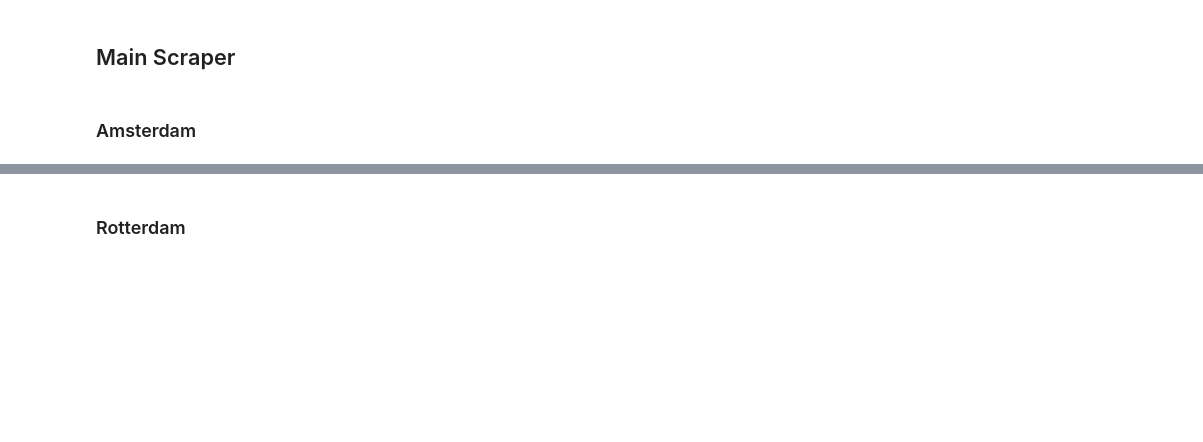
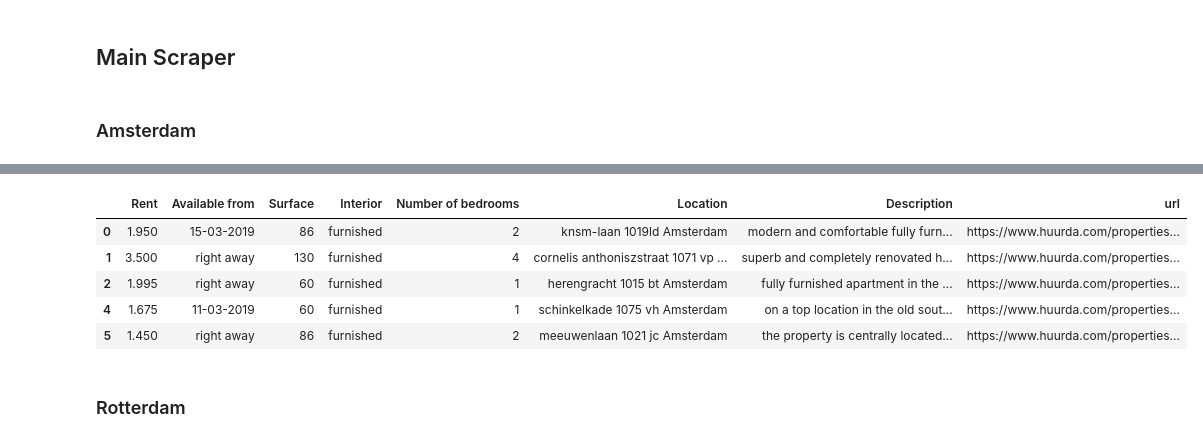
Before and after one commit to GuillaumeCorda/Web_Scraping, a Jupyter notebook: scraper_apartments.ipynb, the cells around one changed output, grey strips where cells are left out. Drawn from its saved outputs; the diff is of its cells as text; code cells hidden in the pictures; blank space fills up the shorter version.

```diff
--- a/scraper_apartments.ipynb
+++ b/scraper_apartments.ipynb
@@ -106,26 +106,39 @@ def get_location(url, city):
     infos = remove_html_tags(str(content[0]))
     infos = infos.replace('\n', ' ')
     infos = infos.replace('\t', ' ')
+    infos = infos.replace('\r', ' ')
     infos = infos.replace('\n2', ' ')
-
-    indice_start = infos.find('Rental house')
-    infos = infos[indice_start:]
+    infos = infos.lower()
 
     if city == 'Amsterdam':
-        infos = infos.replace('Rental house: Apartment renting in Amsterdam                 ', '')
+        indice_start = infos.rfind('in amsterdam')
+        infos = infos[indice_start+len('in amsterdam'):]
+        infos = infos.replace('amsterdam', 'Amsterdam')
     elif city == 'Rotterdam':
-        infos = infos.replace('Rental house: Apartment renting in Rotterdam                 ', '')
+        indice_start = infos.rfind('in rotterdam')
+        infos = infos[indice_start+len('in rotterdam'):]
+        infos = infos.replace('rotterdam', 'Rotterdam')
     elif city == 'Den Haag':
-        infos = infos.replace('Rental house: Apartment renting in Den Haag                 ', '')
+        indice_start = infos.rfind('in den haag')
+        infos = infos[indice_start+len('in den haag'):]
+        infos = infos.replace('den haag', 'Den Haag')
     elif city == 'Utrecht':
-        infos = infos.replace('Rental house: Apartment renting in Utrecht                 ', '')
+        indice_start = infos.rfind('in utrecht')
+        infos = infos[indice_start+len('in utrecht'):]
+        infos = infos.replace('utrecht', 'Utrecht')
     elif city == 'Groningen':
-        infos = infos.replace('Rental house: Apartment renting in Groningen                 ', '')
+        indice_start = infos.rfind('in groningen')
+        infos = infos[indice_start+len('in groningen'):]
+        infos = infos.replace('groningen', 'Groningen')
     elif city == 'Eindhoven':
-        infos = infos.replace('Rental house: Apartment renting in Eindhoven                 ', '')
+        indice_start = infos.rfind('eindhoven')
+        infos = infos[indice_start+len('eindhoven'):]
+        infos = infos.replace('eindhoven', 'Eindhoven')
 
+    infos = infos.strip()
     indice_end = infos.find('€')
     infos = infos[:indice_end]
     location = " ".join(infos.split())
 
+
     return location
@@ -131,0 +195,2 @@ def get_location(url, city):
+# %%
+url = 'https://www.huurda.com/properties_for_rent_in_Utrecht/One-family_living/Janskerkhof--11757/'
@@ -147,12 +232,14 @@ data
 def mini_scraper(url, city):
 
     links = extract_outgoing_links(url)
-    df = pd.DataFrame(columns=['Rent', 'Available from', 'Surface', 'Interior', 'Number of bedrooms',  'Location'])
+    df = pd.DataFrame(columns=['Rent', 'Available from', 'Surface', 'Interior', 'Number of bedrooms',  'Location', 'Description', 'url'])
 
     for i, link in enumerate(links):
         try:
             data = get_rent_details(link)
             data.append(get_location(link, city))
+            data.append(get_description(link, city))
+            data.append(link)
             df.loc[i] = data
             print('Scraping url {}/{}'.format(i+1, len(links)), end='\r')
         except:
@@ -183,2 +288,9 @@ df_ams.shape
 # %%
-df_ams.tail()
+df_ams.head()
+# %% [output]
+|  | Rent | Available from | Surface | Interior | Number of bedrooms | Location | Description | url |
+| 0 | 1.950 | 15-03-2019 | 86 | furnished | 2 | knsm-laan 1019ld Amsterdam | modern and comfortable fully furn... | https://www.huurda.com/properties... |
+| 1 | 3.500 | right away | 130 | furnished | 4 | cornelis anthoniszstraat 1071 vp ... | superb and completely renovated h... | https://www.huurda.com/properties... |
+| 2 | 1.995 | right away | 60 | furnished | 1 | herengracht 1015 bt Amsterdam | fully furnished apartment in the ... | https://www.huurda.com/properties... |
+| 4 | 1.675 | 11-03-2019 | 60 | furnished | 1 | schinkelkade 1075 vh Amsterdam | on a top location in the old sout... | https://www.huurda.com/properties... |
+| 5 | 1.450 | right away | 86 | furnished | 2 | meeuwenlaan 1021 jc Amsterdam | the property is centrally located... | https://www.huurda.com/properties... |
```
Also changed, not shown: parts of 45 cells of this notebook.
